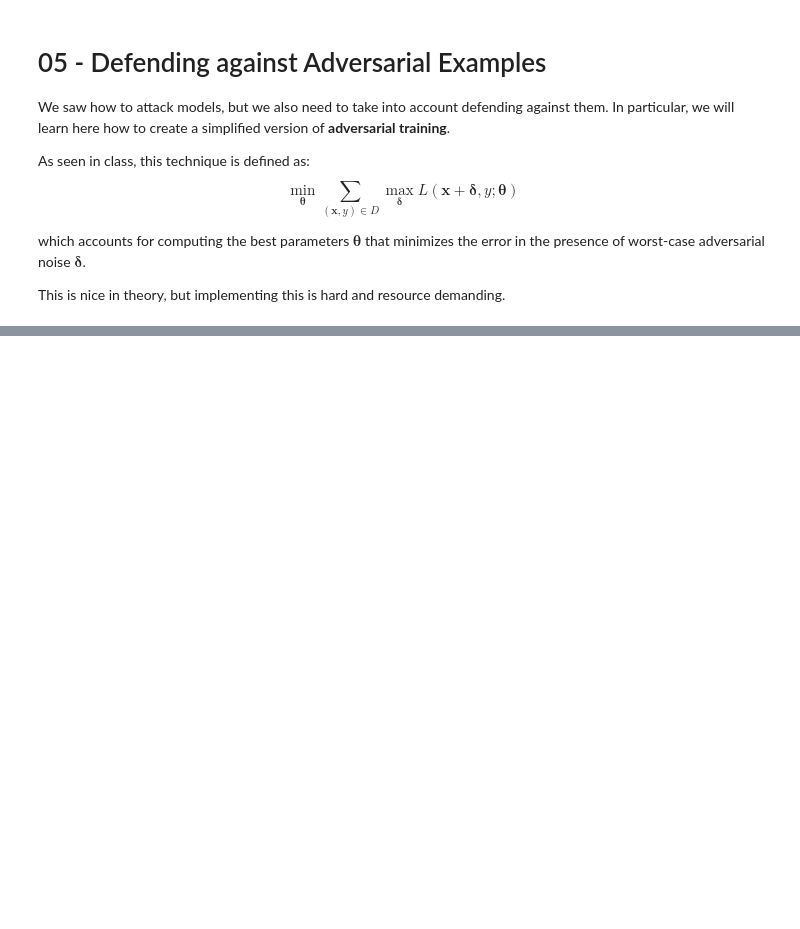
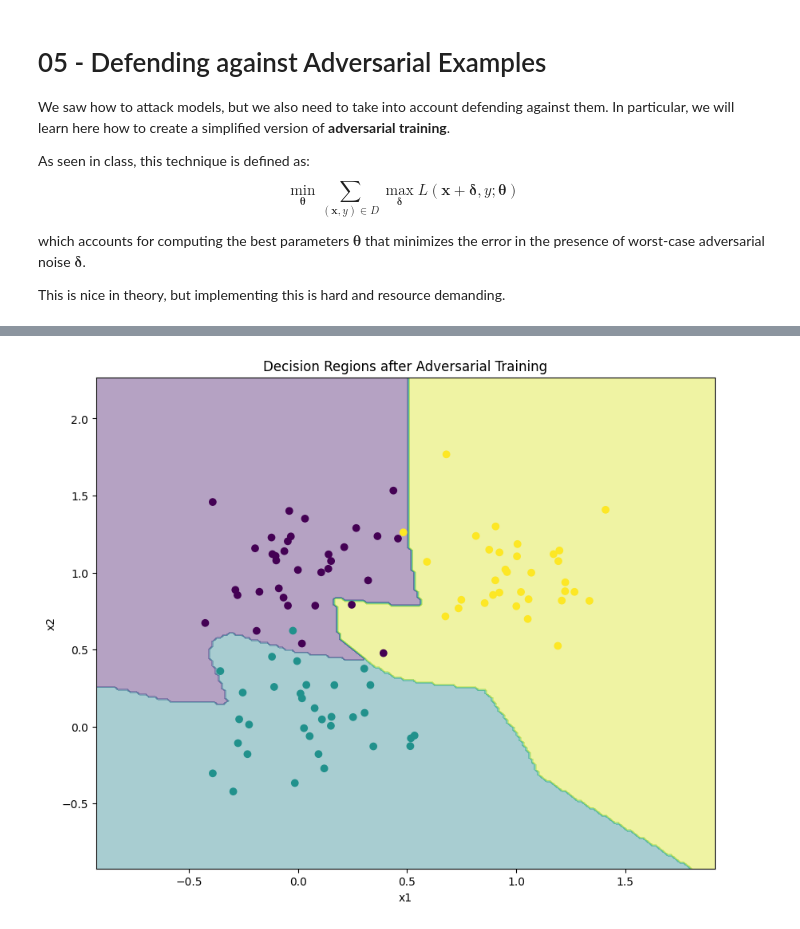
Before and after one commit to zangobot/teaching_material, a Jupyter notebook: 05 - Defenses.ipynb, the cells around one changed output, grey strips where cells are left out. Drawn from its saved outputs; the diff is of its cells as text; code cells hidden in the pictures; blank space fills up the shorter version.

```diff
--- a/05 - Defenses.ipynb
+++ b/05 - Defenses.ipynb
@@ -118,18 +146,34 @@ This can be done in multiple ways:
 # %%
-optimizer = torch.optim.Adam(model.parameters(), lr=0.01)
+model= Net()
+
+optimizer = torch.optim.Adam(model.parameters(), lr=lr)
 criterion = torch.nn.CrossEntropyLoss()
 
-for epoch in range(100):
-    model.train()
+epsilon = 0.3
+
+for epoch in range(epochs):
     running_loss = 0.0
     for inputs, labels in tr_dataloader:
+        # Compute adversarial samples with 1-iteration attack
+        model.eval()
+        x = inputs.clone().detach().requires_grad_(True)
+        outputs = model(x)
+        loss = criterion(outputs, labels)
+        loss.backward()
+        gradient = x.grad.data
+        inputs_adv = x.data + epsilon * torch.sign(gradient)
+
+        # Compute loss and backpropagate as usual
+        model.train()
         optimizer.zero_grad()
-        outputs = model(inputs)
+        outputs = model(inputs_adv)
         loss = criterion(outputs, labels)
         loss.backward()
         optimizer.step()
         running_loss += loss.item() * inputs.size(0)
 
     epoch_loss = running_loss / len(tr_dataloader.dataset)
-    if (epoch+1) % 10 == 0:
+    if (epoch+1) % 100 == 0:
         print(f"Epoch {epoch+1}, Loss: {epoch_loss:.4f}")
+
+at_model = BasePytorchClassifier(model)
@@ -135,0 +191,4 @@ for epoch in range(100):
+# %%
+plot_decision_regions(model, X_test, y_test, title="Decision Regions after Adversarial Training")
+# %% [output]
+[figure, added]
```
Also changed, not shown: parts of 9 cells of this notebook, 1 other file.
